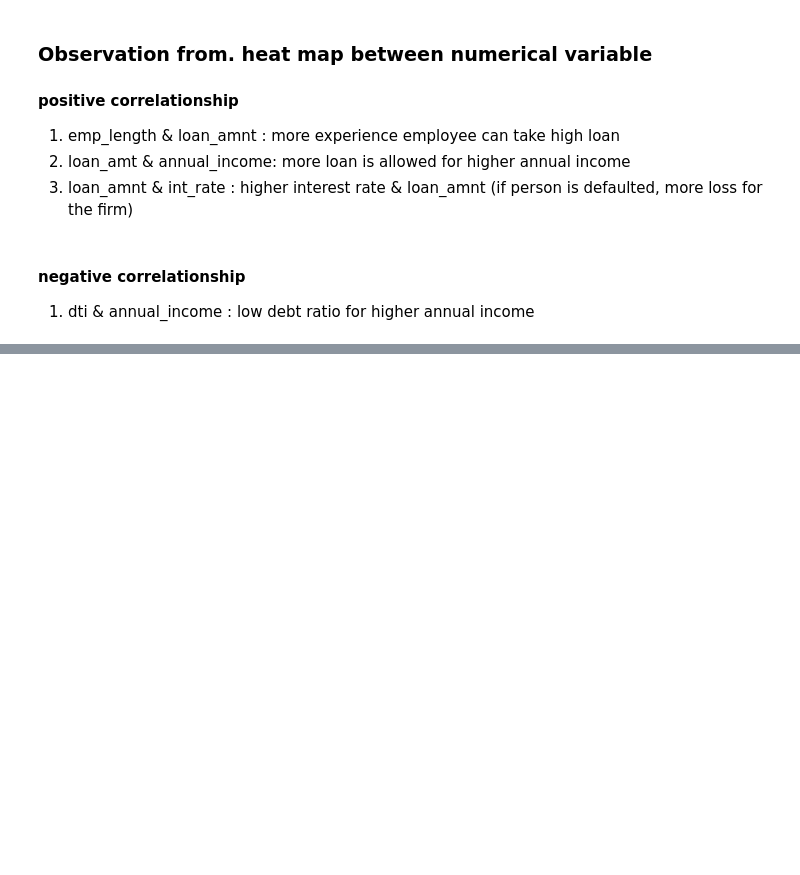
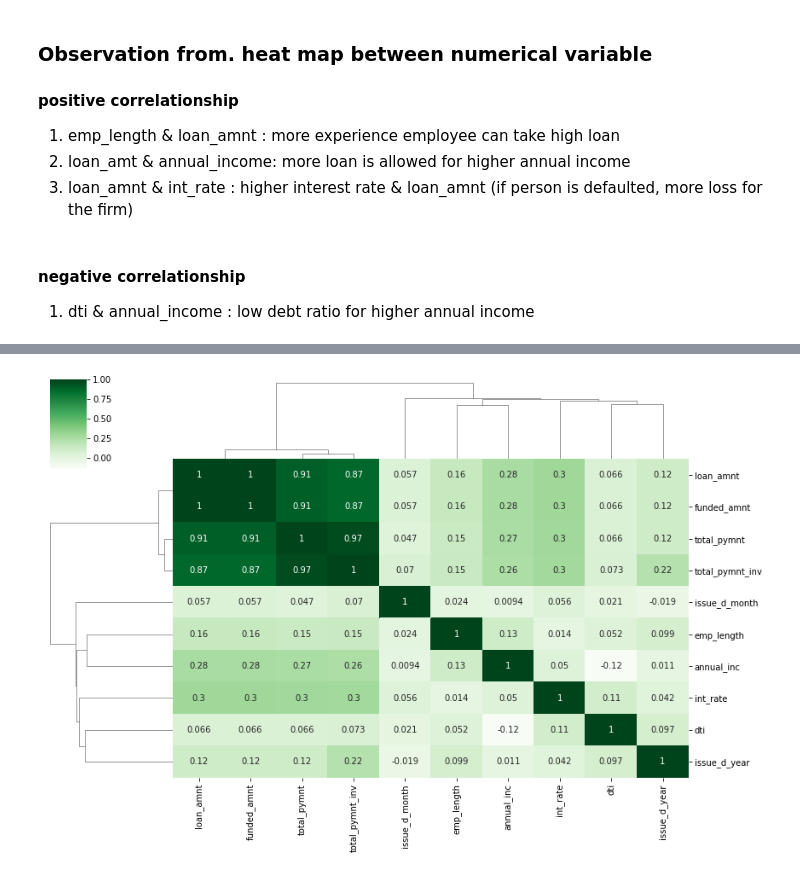
Before and after one commit to ps2420/LendingClubCaseStudy, a Jupyter notebook: lending_case_study.ipynb, the cells around one changed output, grey strips where cells are left out. Saved outputs shown, nothing was run; the diff lists cells and outputs as text; code cells hidden in the pictures; blank space fills up the shorter version.

```diff
--- a/lending_case_study.ipynb
+++ b/lending_case_study.ipynb
@@ -482,7 +454,6 @@ lending_case_corr.corr()
   1. dti & annual_income  : low debt ratio for higher annual income
 # %%
 loan_correlation = lending_case[corr_matrix_column].corr()
-sns.set(font_scale=1.1)
-sns.clustermap(loan_correlation, annot=True, figsize=(12, 8),cmap="BrBG")
+sns.clustermap(loan_correlation, annot=True, figsize=(12, 8), cmap = "Greens")
 plt.show()
 # %% [output]
@@ -489,0 +460 @@ SyntaxError: invalid syntax (<ipython-input-259-1770d9124ca1>, line 2)
+[figure, added]
```
Also changed, not shown: parts of 41 cells of this notebook.
